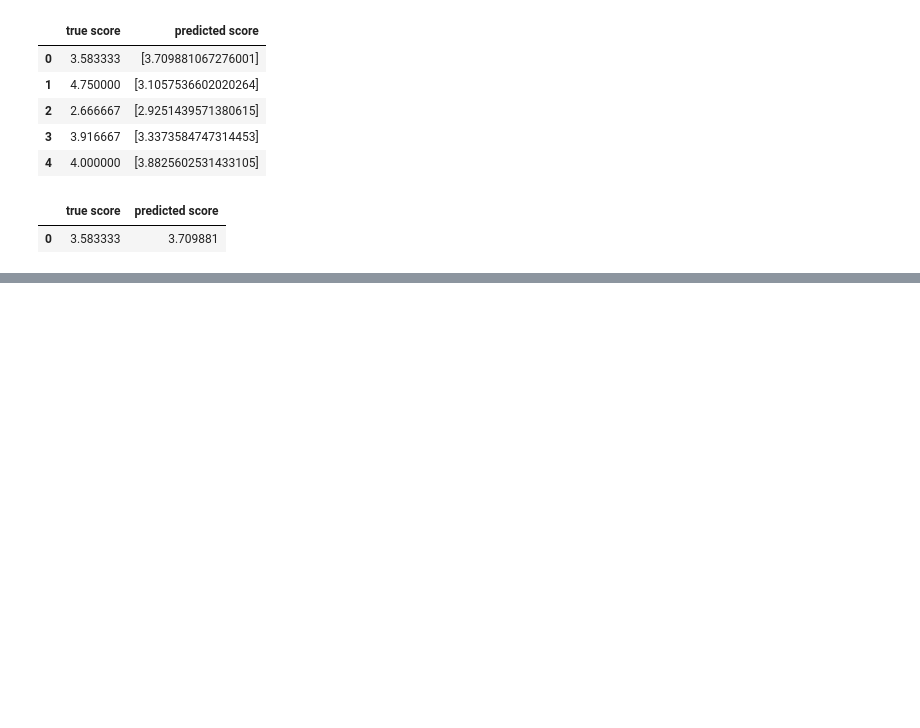
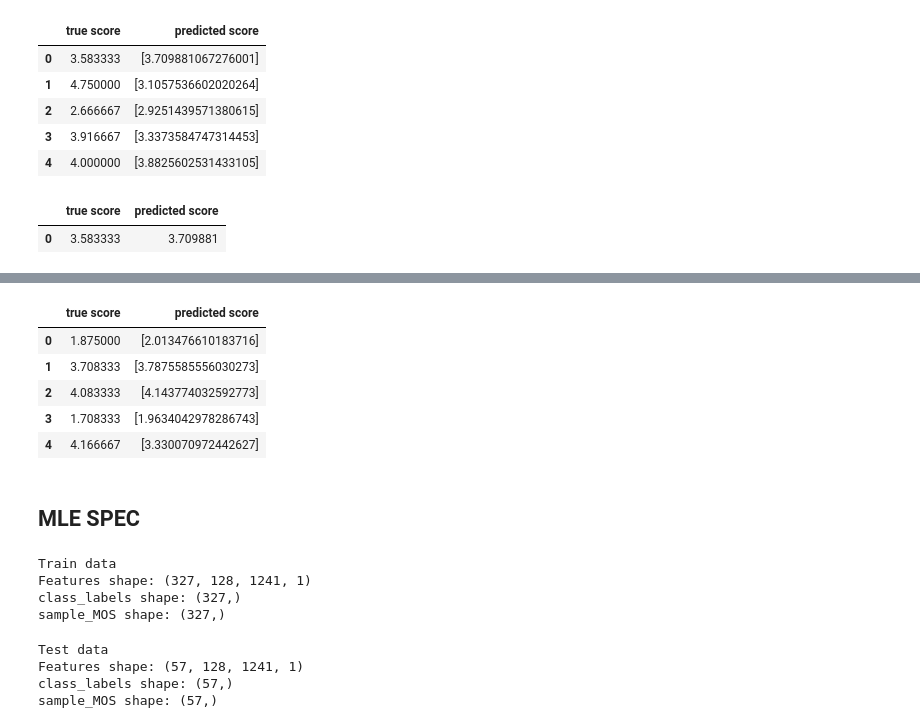
Before and after one commit to AllenAnsari/Assessing-VOIP-Quality, a Jupyter notebook: notebooks/Model.ipynb, the cells around one changed output, grey strips where cells are left out. Drawn from its saved outputs; the diff is of its cells as text; code cells hidden in the pictures; blank space fills up the shorter version.

```diff
--- a/notebooks/Model.ipynb
+++ b/notebooks/Model.ipynb
@@ -483,0 +390,10 @@ model_MAG.save('../models/model_mga.h5')
+# %%
+test_filenames = X_test['filenames']
+y_test_scores = X_test['sample_MOS']
+y_test_classes = X_test['class_labels']
+X_test_features = X_test['features']
+
+print("Test data")
+print("Features shape:", X_test_features.shape)
+print("class_labels shape:", y_test_classes.shape)
+print("sample_MOS shape:", y_test_scores.shape)
@@ -483,0 +405,11 @@ model_MAG.save('../models/model_mga.h5')
+# %%
+model_CQT = build_model((input_height, None, 1))
+
+optimizer = tf.keras.optimizers.Adam(LEARNING_RATE)
+model_CQT.compile(loss={'output_mos': 'mse'},
+              loss_weights={'output_mos': 1},
+              metrics={'output_mos': tf.keras.metrics.MeanAbsoluteError()},
+              optimizer=optimizer)
+
+# Display model architecture summary
+model_CQT.summary()
@@ -483,0 +434,9 @@ model_MAG.save('../models/model_mga.h5')
+# %%
+history = model_CQT.fit(X_train_features,
+          {'output_mos': y_train_scores},
+          validation_data=(X_test_features,
+                           {'output_mos': y_test_scores}),
+          batch_size=BATCH_SIZE,
+          epochs=1000,
+          callbacks=[early_stopping_callback]
+        )
@@ -483,0 +461,11 @@ model_MAG.save('../models/model_mga.h5')
+# %%
+result = pd.DataFrame({'true score' :y_test_scores.tolist(),'predicted score': model_CQT.predict(X_test_features).tolist()})
+# %%
+result.head()
+# %% [output]
+|  | true score | predicted score |
+| 0 | 1.875000 | [2.013476610183716] |
+| 1 | 3.708333 | [3.7875585556030273] |
+| 2 | 4.083333 | [4.143774032592773] |
+| 3 | 1.708333 | [1.9634042978286743] |
+| 4 | 4.166667 | [3.330070972442627] |
@@ -483,0 +474,2 @@ model_MAG.save('../models/model_mga.h5')
+# %% [markdown]
+## MLE SPEC
@@ -483,0 +479,31 @@ model_MAG.save('../models/model_mga.h5')
+# %%
+train_filenames = X_train['filenames']
+y_train_scores = X_train['sample_MOS']
+y_train_classes = X_train['class_labels']
+X_train_features = X_train['features']
+input_height = X_train_features.shape[1]
+
+print("Train data")
+print("Features shape:", X_train_features.shape)
+print("class_labels shape:", y_train_classes.shape)
+print("sample_MOS shape:", y_train_scores.shape)
+# %% [output]
+Train data
+Features shape: (327, 128, 1241, 1)
+class_labels shape: (327,)
+sample_MOS shape: (327,)
+# %%
+test_filenames = X_test['filenames']
+y_test_scores = X_test['sample_MOS']
+y_test_classes = X_test['class_labels']
+X_test_features = X_test['features']
+
+print("Test data")
+print("Features shape:", X_test_features.shape)
+print("class_labels shape:", y_test_classes.shape)
+print("sample_MOS shape:", y_test_scores.shape)
+# %% [output]
+Test data
+Features shape: (57, 128, 1241, 1)
+class_labels shape: (57,)
+sample_MOS shape: (57,)
```
Also changed, not shown: parts of 24 cells of this notebook, 3 other files.
